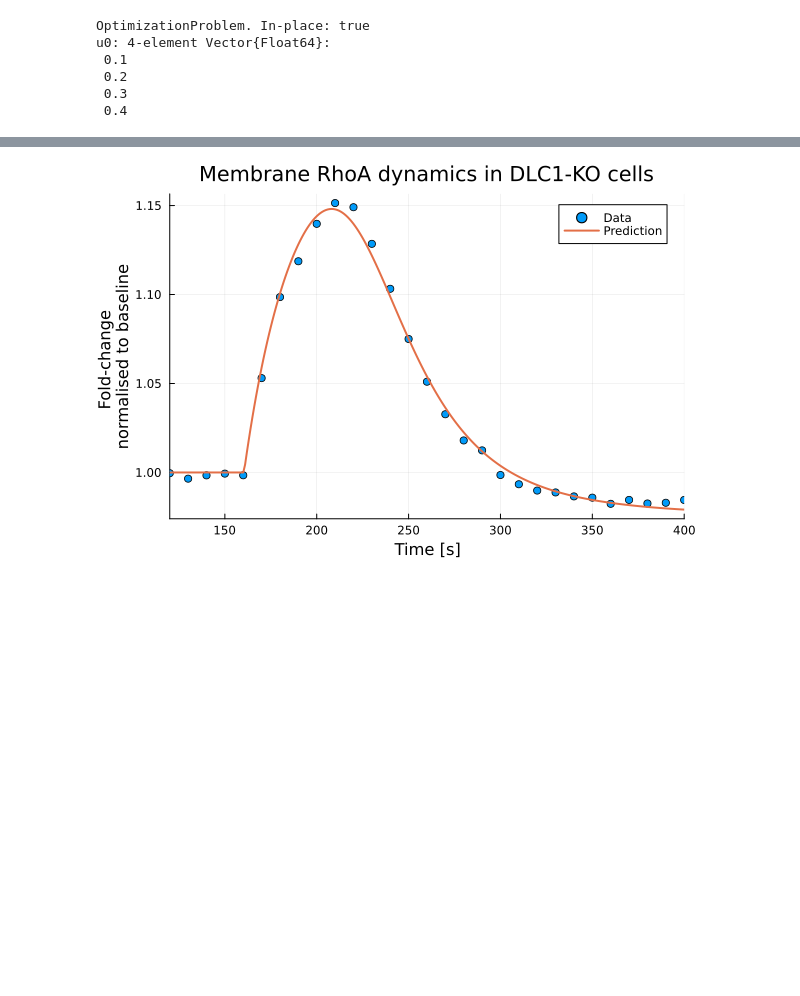
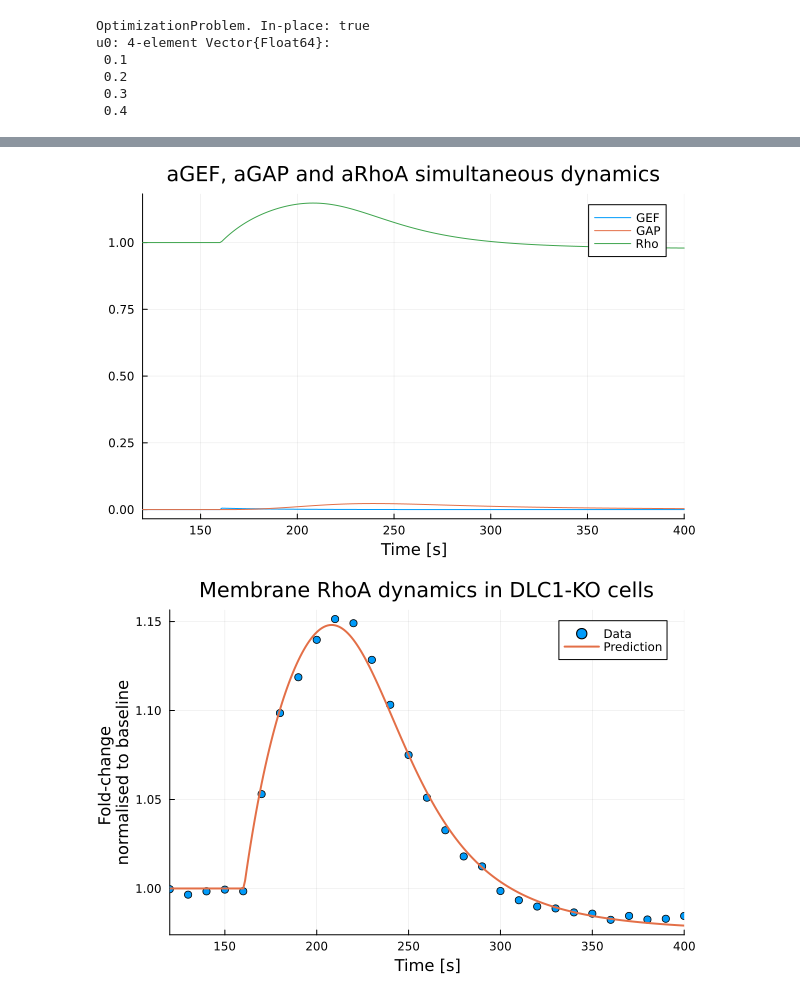
Before and after one commit to girochat/RhoAModelling, a Jupyter notebook: Code/membrane_data_fitting.ipynb, the cells around one changed output, grey strips where cells are left out. Cells and saved outputs as stored; diff of their text form; code cells hidden in the pictures; blank space fills up the shorter version.

```diff
--- a/Code/membrane_data_fitting.ipynb
+++ b/Code/membrane_data_fitting.ipynb
@@ -416,8 +480,8 @@ KO_optim_results.original
 # %%
-begin
-	# Plot the dynamics of all proteins
-	plot(KO_pred_sol, title = "aGEF, aGAP and aRhoA simultaneous dynamics", xlabel = "Time [s]")
-end
+# Plot the dynamics of all proteins
+plot(KO_pred_sol, title = "aGEF, aGAP and aRhoA simultaneous dynamics", xlabel = "Time [s]")
+# %% [output]
+[figure, added]
 # %%
 begin
 	# Save best parameters
```
Also changed, not shown: parts of 10 cells of this notebook, 1 other file.
